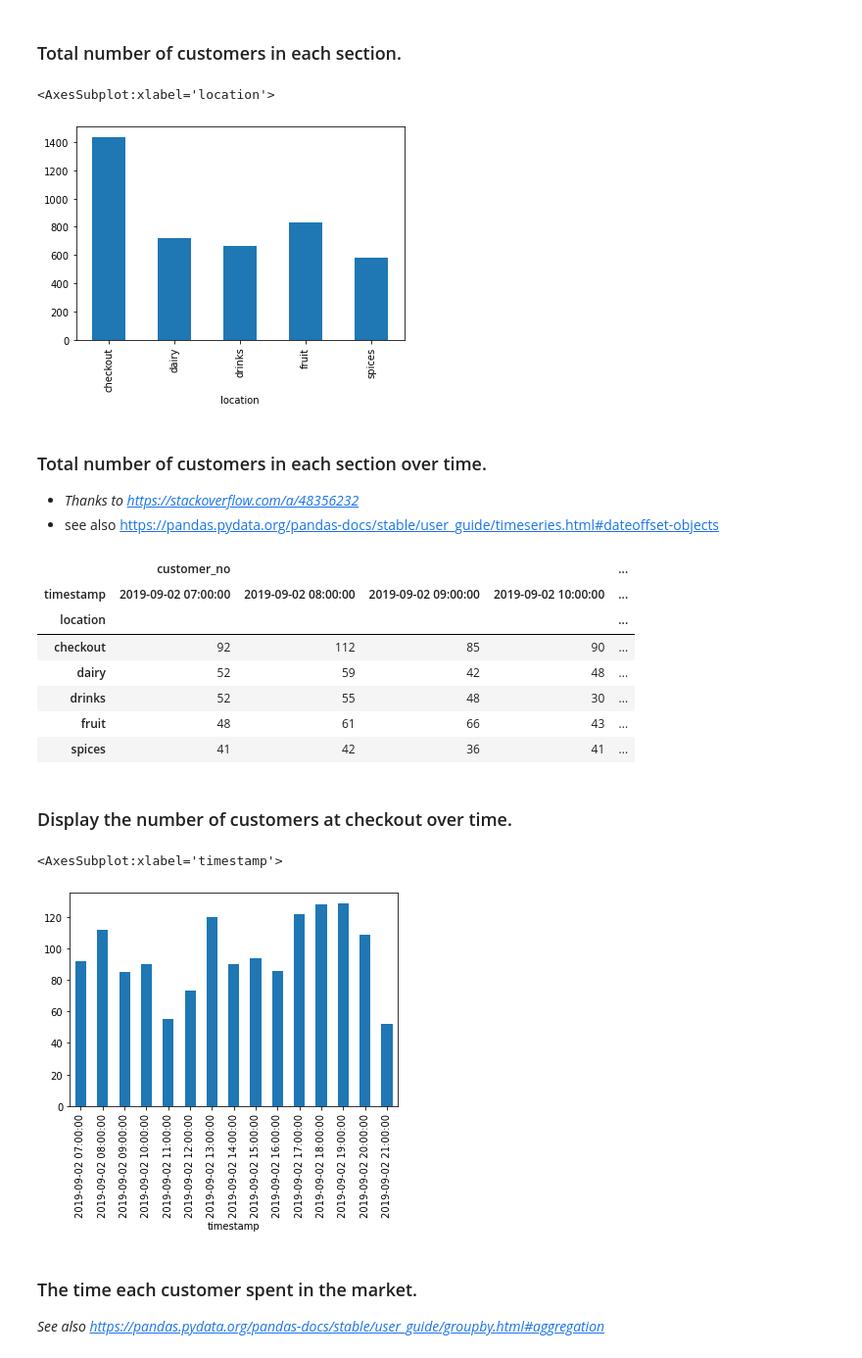
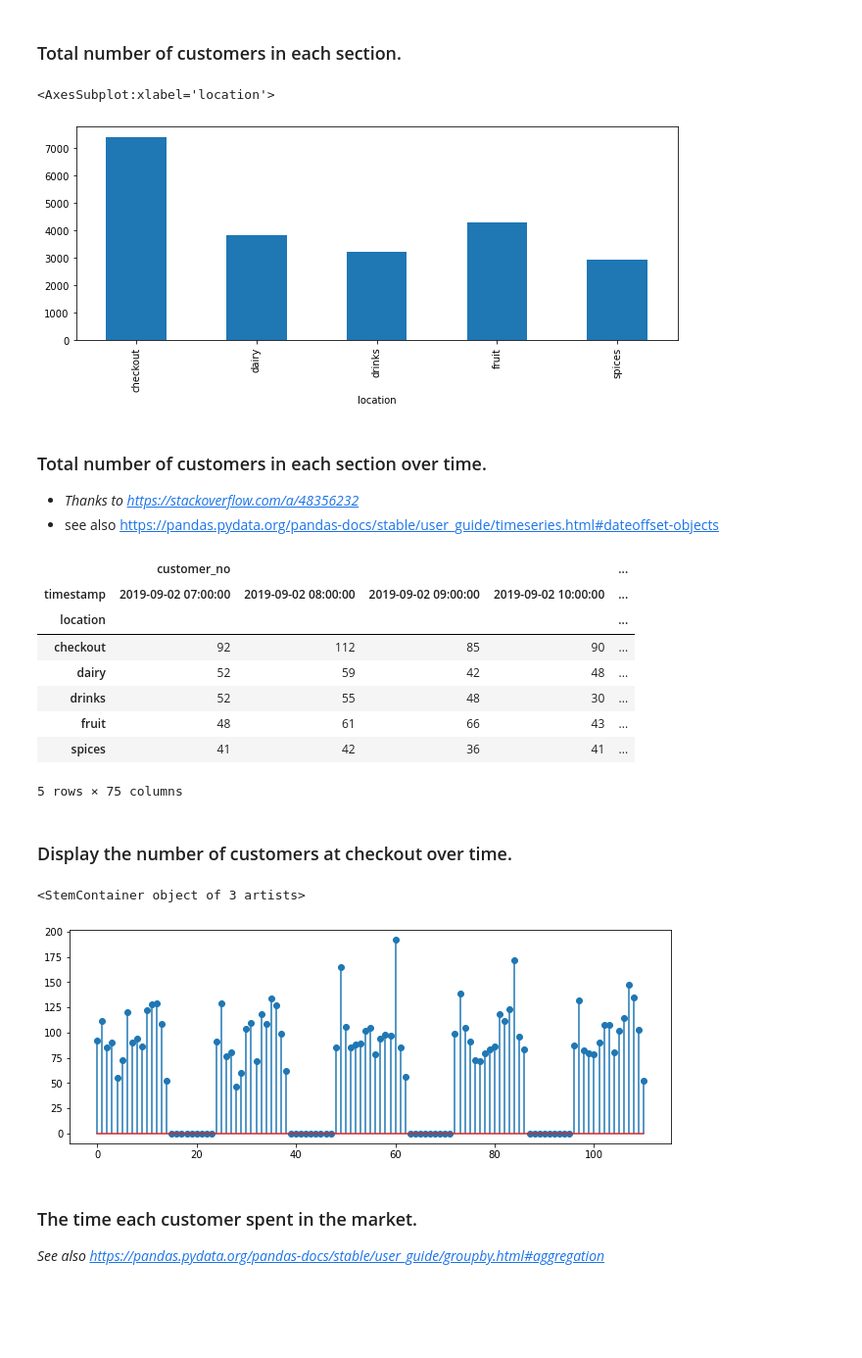
Before and after one commit to raphaelw/data-science-bootcamp, a Jupyter notebook: 08_week/project/analysis.ipynb, the cells around one changed output. Shown: that part at 98% size. Drawn from its saved outputs; the diff is of its cells as text; code cells hidden in the pictures; blank space fills up the shorter version.

```diff
--- a/08_week/project/analysis.ipynb
+++ b/08_week/project/analysis.ipynb
@@ -3,5 +3,6 @@
 # %%
 import pandas as pd
 import matplotlib.pyplot as plt
+plt.rcParams['figure.figsize'] = [11,4]
 # %% [markdown]
 ## Load Data
@@ -10,0 +9,11 @@ df['timestamp'] = pd.to_datetime(df['timestamp'], format="%Y-%m-%d %H:%M:%S")
+# %%
+days = ['monday', 'tuesday', 'wednesday', 'thursday', 'friday']
+df = None
+for i,day in enumerate(days):
+    new_df = pd.read_csv(f'../data/{day}.csv', sep=';')
+    new_df['timestamp'] = pd.to_datetime(new_df['timestamp'], format="%Y-%m-%d %H:%M:%S")
+    new_df['customer_no'] = day + '_' + new_df['customer_no'].astype(str)
+    if i == 0:
+        df = new_df
+    else:
+        df = pd.concat((df,new_df))
@@ -38,7 +49,7 @@ df.head()
 df.groupby('location').nunique()['customer_no'].plot.bar(legend=False)
 # %% [output]
 <AxesSubplot:xlabel='location'>
-[figure, old version]
+[figure, new version]
 # %% [markdown]
 ### Total number of customers in each section over time.
 
@@ -55,13 +66,15 @@ df.groupby(['location' , pd.Grouper(key='timestamp',freq='H')]).nunique().unstac
 | drinks | 52 | 55 | 48 | 30 | ... |
 | fruit | 48 | 61 | 66 | 43 | ... |
 | spices | 41 | 42 | 36 | 41 | ... |
+5 rows × 75 columns
 # %% [markdown]
 ### Display the number of customers at checkout over time.
 # %%
-df[ df['location'].eq('checkout') ].groupby(pd.Grouper(key='timestamp',freq='H')).nunique()['customer_no'].plot.bar()
+sub_df = df[ df['location'].eq('checkout') ].groupby(pd.Grouper(key='timestamp',freq='H')).nunique()['customer_no']
+plt.stem(sub_df)
 # %% [output]
-<AxesSubplot:xlabel='timestamp'>
+<StemContainer object of 3 artists>
-[figure, old version]
+[figure, new version]
 # %% [markdown]
 ### The time each customer spent in the market.
 
```
Also changed, not shown: parts of 18 cells of this notebook.
